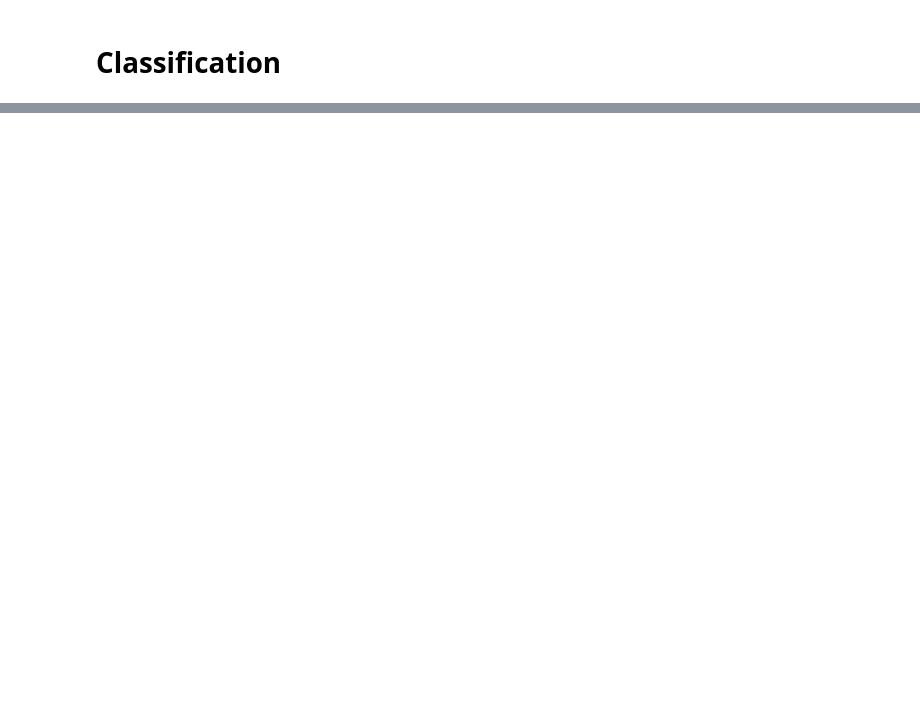
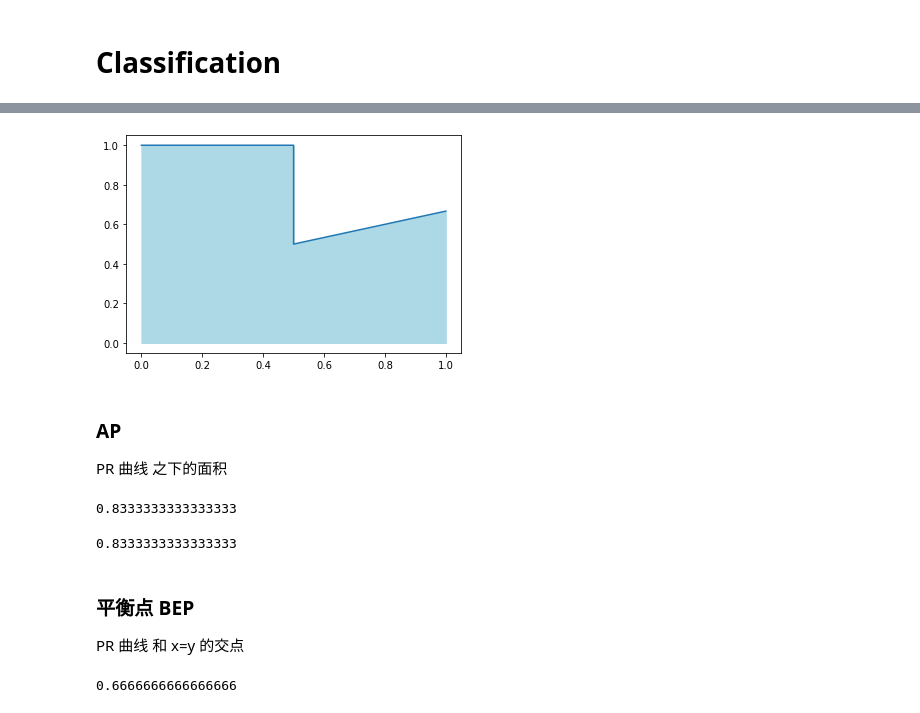
Before and after one commit to HonorWithPupils/Pattern-Recognition-Coursework, a Jupyter notebook: Metrics.ipynb, the cells around one changed output, grey strips where cells are left out. Saved outputs shown, nothing was run; the diff lists cells and outputs as text; code cells hidden in the pictures; blank space fills up the shorter version.

```diff
--- a/Metrics.ipynb
+++ b/Metrics.ipynb
@@ -35,0 +94,14 @@ def singleMetics(P, R):
+# %%
+# 与 sklearn 中的 metrics 比较
+import numpy as np
+from sklearn.metrics import precision_recall_curve
+precision, recall, thresholds = precision_recall_curve(y_true, y_prob)
+# %%
+# 效果一致
+plt.plot(recall, precision)
+plt.fill_between(recall, precision, color='lightblue');
+# %% [output]
+[figure, added]
+# %% [markdown]
+### AP
+PR 曲线 之下的面积
@@ -35,0 +122,13 @@ def singleMetics(P, R):
+# %%
+AP(y_prob, y_true)
+# %% [output]
+0.8333333333333333
+# %%
+# 效果完全一致
+from sklearn.metrics import average_precision_score
+average_precision_score(y_true, y_prob)
+# %% [output]
+0.8333333333333333
+# %% [markdown]
+### 平衡点 BEP
+PR 曲线 和 x=y 的交点
@@ -35,0 +139,4 @@ def singleMetics(P, R):
+# %%
+BEP(y_prob, y_true)
+# %% [output]
+0.6666666666666666
```
Also changed, not shown: parts of 18 cells of this notebook, 2 other files.
